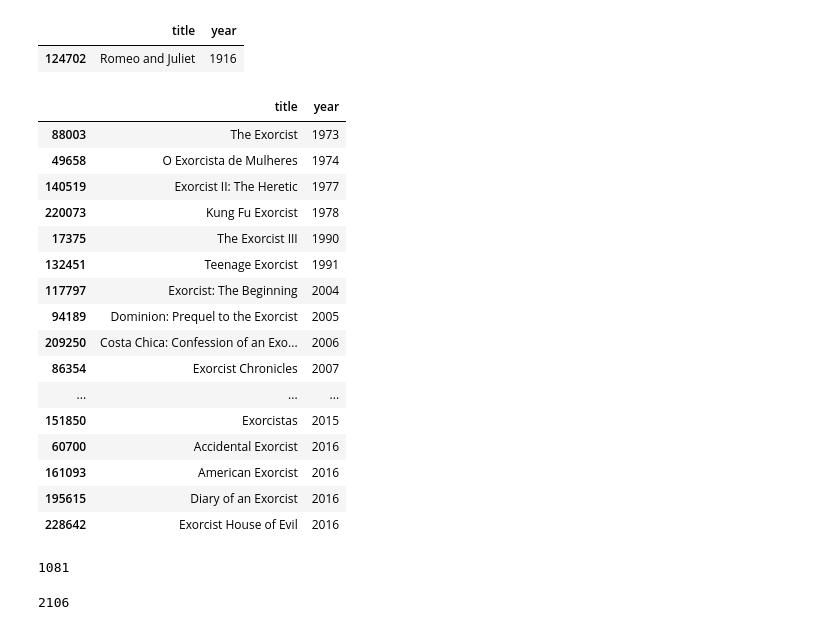
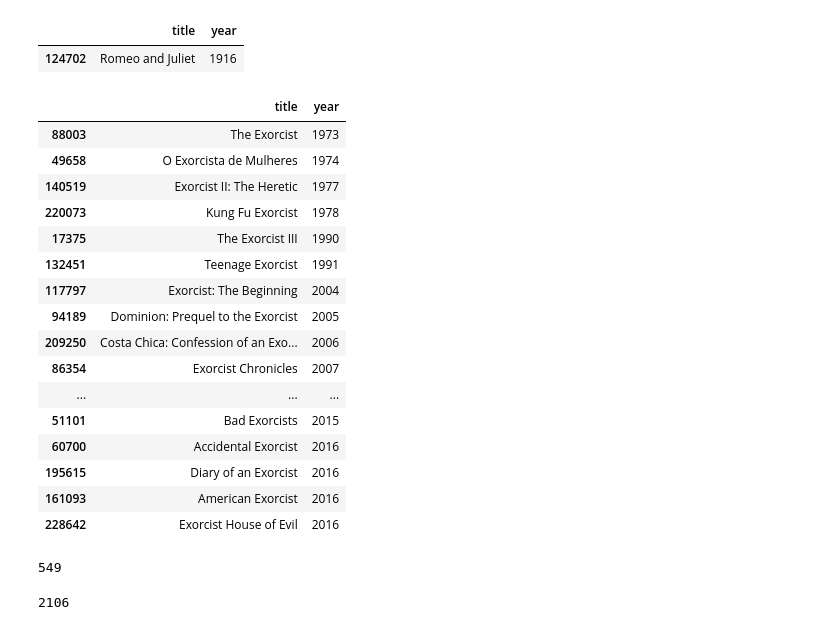
Before and after one commit to MichaelDuran/Programacion-I, a Jupyter notebook: Unidad 2/4. pandas-ejercicios-1.ipynb, the cells around one changed output. Drawn from its saved outputs; the diff is of its cells as text; code cells hidden in the pictures.

```diff
--- a/Unidad 2/4. pandas-ejercicios-1.ipynb
+++ b/Unidad 2/4. pandas-ejercicios-1.ipynb
@@ -13,8 +13,8 @@ import pandas as pd
 Populating the interactive namespace from numpy and matplotlib
 # %%
 # Cargar base de datos imdb de titulos de peliculas
-titulos = pd.read_csv('data/titles/titles.csv' )
-titulos.head(13)
+df_titulos = pd.read_csv('data/titles/titles.csv')
+df_titulos.head(10)
 # %% [output]
 |  | title | year |
 | 0 | Mahler | 1974 |
@@ -100,29 +108,29 @@ titulos[titulos.title == "Romeo and Juliet"].sort_values('year').head(1)
 # %%
 # Listar todas las peliculas que contengan la palabra "Exorcist"
 # ordenadas de la mas vieja a la mas reciente.
-titulos[titulos.title.str.contains("Exorcist")].sort_values('year')
+df_titulos[df_titulos.title.str.contains("Exorcist")].sort_values('year')
 # %% [output]
 |  | title | year |
 | 88003 | The Exorcist | 1973 |
 | 49658 | O Exorcista de Mulheres | 1974 |
 | 140519 | Exorcist II: The Heretic | 1977 |
 | 220073 | Kung Fu Exorcist | 1978 |
 | 17375 | The Exorcist III | 1990 |
 | 132451 | Teenage Exorcist | 1991 |
 | 117797 | Exorcist: The Beginning | 2004 |
 | 94189 | Dominion: Prequel to the Exorcist | 2005 |
 | 209250 | Costa Chica: Confession of an Exo... | 2006 |
 | 86354 | Exorcist Chronicles | 2007 |
 | ... | ... | ... |
-| 151850 | Exorcistas | 2015 |
+| 51101 | Bad Exorcists | 2015 |
 | 60700 | Accidental Exorcist | 2016 |
+| 195615 | Diary of an Exorcist | 2016 |
 | 161093 | American Exorcist | 2016 |
-| 195615 | Diary of an Exorcist | 2016 |
 | 228642 | Exorcist House of Evil | 2016 |
 # %%
-# Cuantas peliculas fueron hechas en el año 1950?
-len( titulos[titulos.year == 1950] )
+# Cuantas peliculas fueron hechas en el año 1914?
+len( df_titulos[df_titulos.year == 1914] )
 # %% [output]
-1081
+549
 # %%
 # Cuantas peliculas fueron hechas en el año 1970?
```
Also changed, not shown: parts of 25 cells of this notebook.
